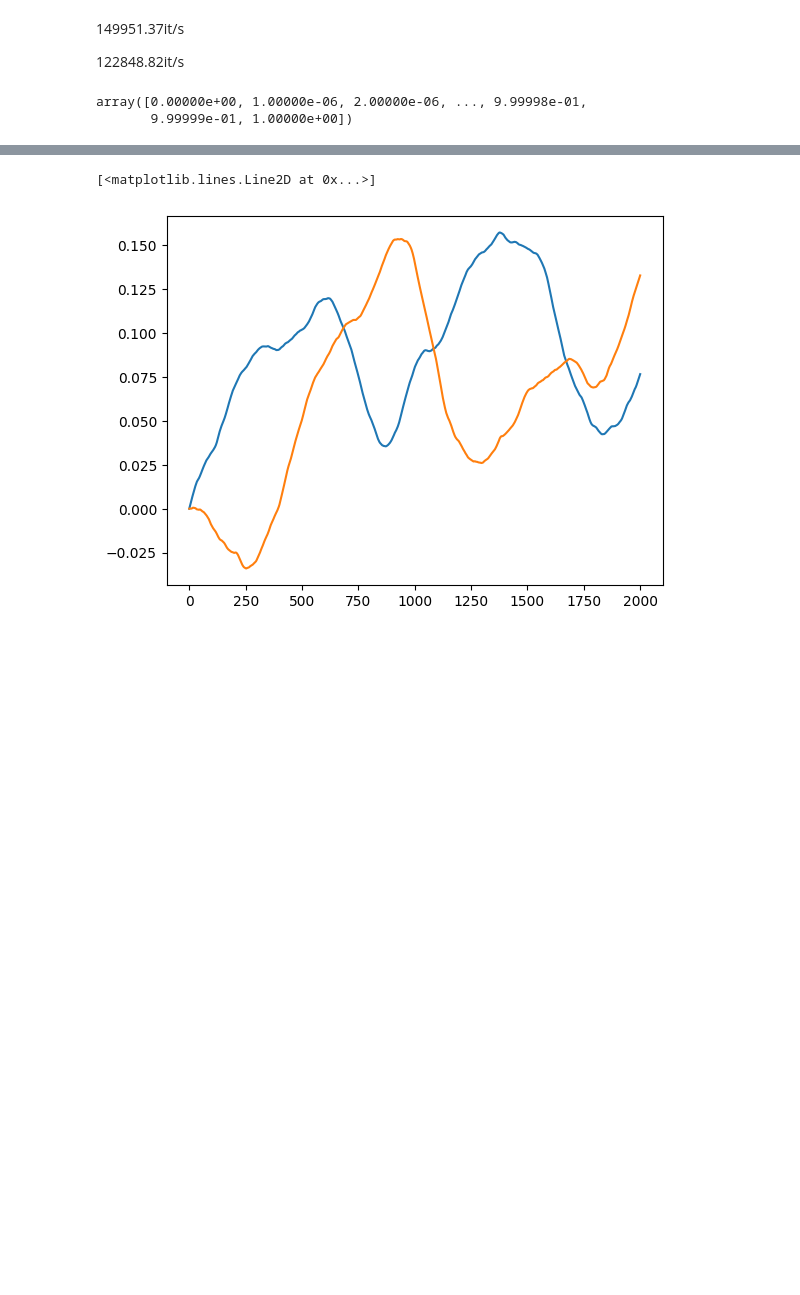
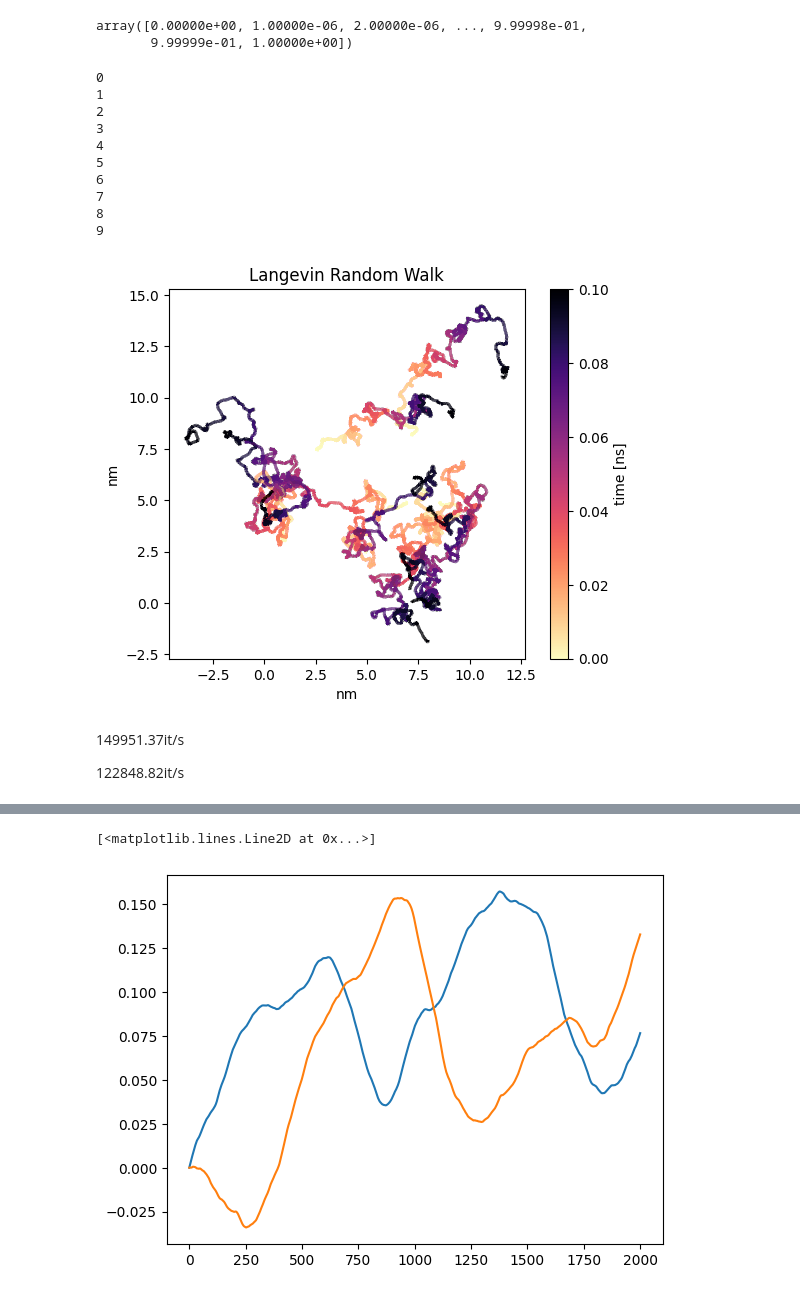
Before and after one commit to JONNeKK/ccs, a Jupyter notebook: week_10/week_10.ipynb, the cells around one changed output, grey strips where cells are left out. Drawn from its saved outputs; the diff is of its cells as text; code cells hidden in the pictures; blank space fills up the shorter version.

```diff
--- a/week_10/week_10.ipynb
+++ b/week_10/week_10.ipynb
@@ -88,6 +91,7 @@ class Box():
 
     def fixedtemp_velocities(self, target_temp):
         """Calculate initial velocities, so that the initial kinetic energy corresponds to a target temperature"""
+        self.temp = target_temp
         kin_energy = self.kB * target_temp
         velocities = np.sqrt(2 * (kin_energy/self.n_particles) / (self.particles_m / self.avogadro))
         return velocities
@@ -224,11 +228,13 @@ class Langevin(Box):
 
         for i in tqdm(range(self.samples)):
             self.pos[:,:,i+1] = self.pos[:,:,i] + self.vel[:,:,i]*delta_t
-            self.vel[:,:,i+1] = self.vel[:,:,i] - (1/self.particles_m[:,np.newaxis])*(gamma*self.vel[:,:,i]*delta_t - np.sqrt(2*(gamma*self.avogadro)*self.kB*self.temp*delta_t)*rand_k[:,:,i])
+            self.vel[:,:,i+1] = self.vel[:,:,i] - (1/self.particles_m[:,np.newaxis])*(gamma*self.vel[:,:,i]
+                                                                                      *delta_t - np.sqrt(2*(gamma*self.avogadro)*
+                                                                                                         self.kB*self.temp*delta_t)*rand_k[:,:,i])
 # %%
 box_size = np.array([10,10])
 grid = np.array([5,10])
-n_particles = 1
+n_particles = 10
 steps = 1000000
 time_step = 1e-6
 # %%
@@ -239,5 +247,5 @@ mass = 0.018 #kg/mol
 # %%
-sim = Langevin(box_size=box_size, n_Particles=n_particles, samples=steps, boundary=False)
+sim = Langevin(box_size=box_size, n_Particles=n_particles, samples=steps, boundary=False, rng_seed=420)
 # %%
 sim.fill_particles(radius=0, mass=0.018, vel='ahsd',align='random', target_temp=T)
 # %%
@@ -254,3 +281,59 @@ array([[8.00956938, 8.00918696, 8.00880561, ..., 7.87190023, 7.87190023,
+# %%
+time = np.arange(0,(sim.samples+1)*1e-6,1e-6)
+time
+# %% [output]
+array([0.00000e+00, 1.00000e-06, 2.00000e-06, ..., 9.99998e-01,
+       9.99999e-01, 1.00000e+00])
+# %%
+
+# Define the age-based colors
+norm = Normalize(vmin=0, vmax=time[-1])  # Normalize based on number of points
+cmap = plt.cm.magma_r  # Choose a colormap
+
+# Plot using LineCollection
+fig, ax = plt.subplots()
+
+
+for i in range(sim.pos.shape[0]):
+    print(i)
+    # Create segments for the random walk
+    points = sim.pos[i].T.reshape(-1, 1, 2)
+    segments = np.concatenate([points[:-1], points[1:]], axis=1)
+
+
+    # Create a LineCollection
+    lc = LineCollection(segments, cmap=cmap, norm=norm)
+    lc.set_array(time)  # Use indices to colorize
+    lc.set_linewidth(2)  # Optional: Adjust line width
+
+
+    ax.add_collection(lc)
+
+
+ax.autoscale()  # Adjust plot limits to fit data
+ax.set_aspect('equal')
+
+ax.set_xlabel('nm')
+ax.set_ylabel('nm')
+
+# Add a colorbar
+cbar = plt.colorbar(lc, ax=ax)
+cbar.set_label('time [ns]')
+
+plt.title('Langevin Random Walk')
+plt.show()
+# %% [output]
+0
+1
+2
+3
+4
+5
+6
+7
+8
+9
+[figure, added]
 # %% [markdown]
 149951.37it/s
 
@@ -263,6 +340,0 @@ cmap = plt.cm.plasma  # Choose a colormap
-# %%
-time = np.arange(0,(sim.samples+1)*1e-6,1e-6)
-time
-# %% [output]
-array([0.00000e+00, 1.00000e-06, 2.00000e-06, ..., 9.99998e-01,
-       9.99999e-01, 1.00000e+00])
```
Also changed, not shown: parts of 27 cells of this notebook, 2 other files.
